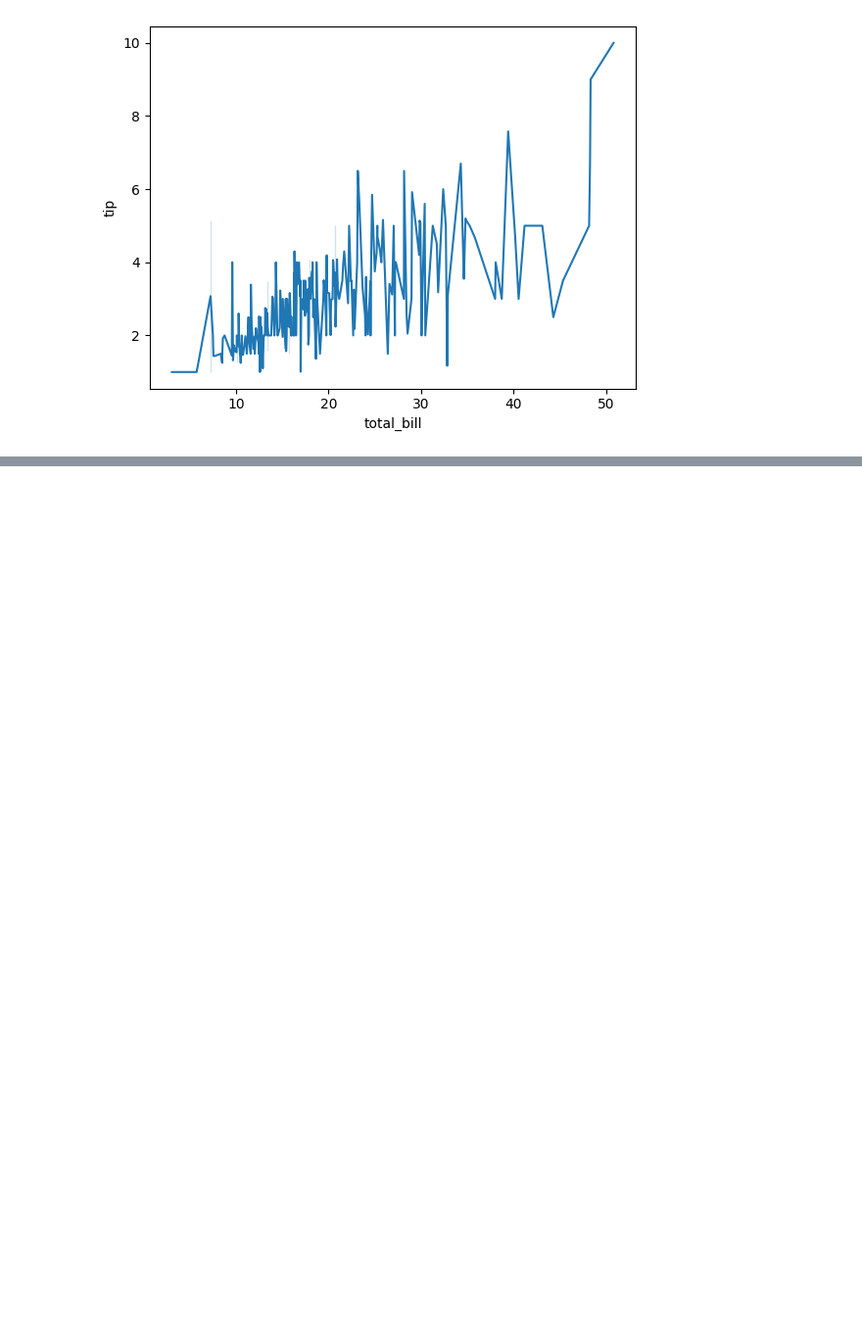
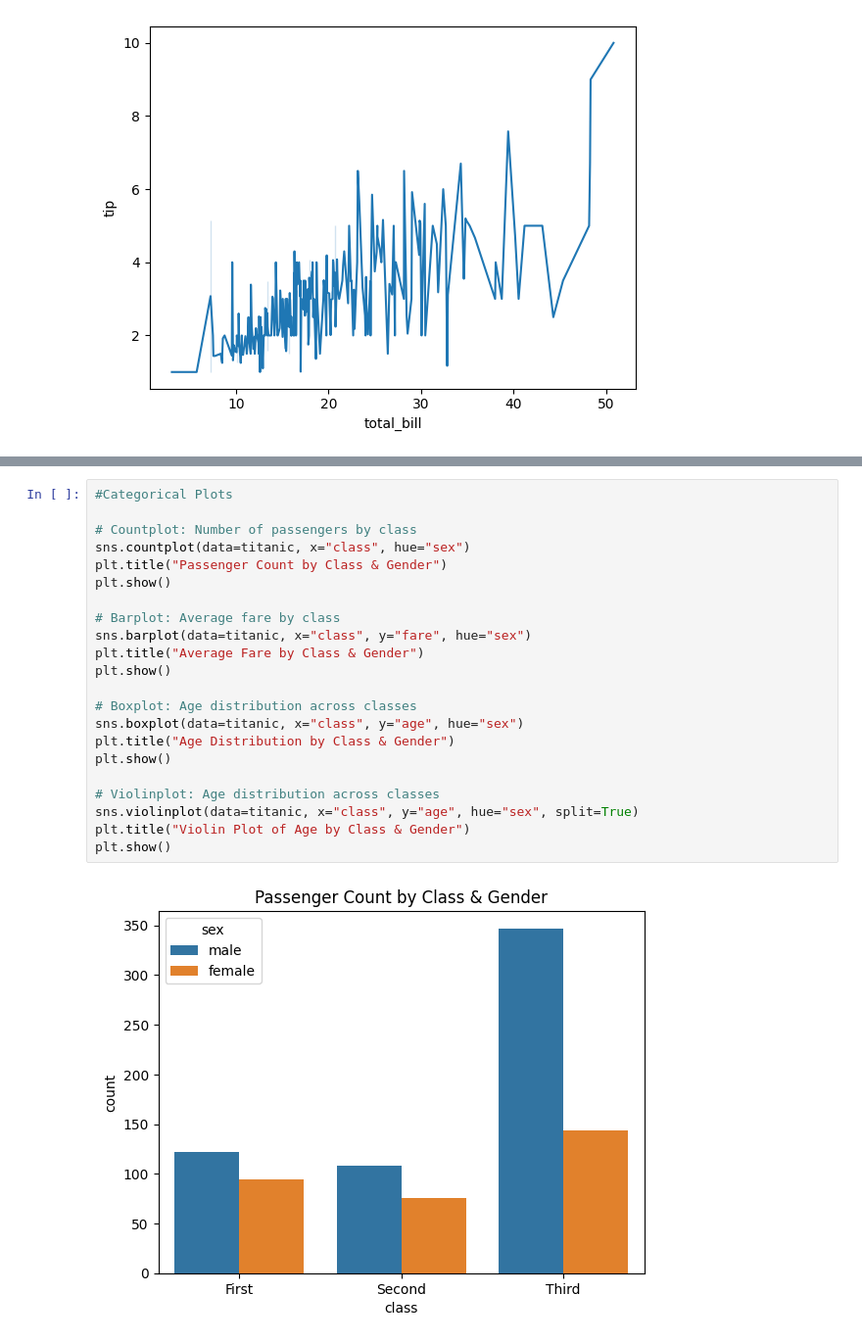
Before and after one commit to sanjib-biswal-git/PYTHON-BASICS_AND_LIBRARIES, a Jupyter notebook: Seaborn.ipynb, the cells around one changed output, grey strips where cells are left out. Shown: that part at 98% size. Saved outputs shown, nothing was run; the diff lists cells and outputs as text; blank space fills up the shorter version.

```diff
--- a/Seaborn.ipynb
+++ b/Seaborn.ipynb
@@ -21,0 +66,24 @@ plt.show()
+# %%
+#Categorical Plots
+
+# Countplot: Number of passengers by class
+sns.countplot(data=titanic, x="class", hue="sex")
+plt.title("Passenger Count by Class & Gender")
+plt.show()
+
+# Barplot: Average fare by class
+sns.barplot(data=titanic, x="class", y="fare", hue="sex")
+plt.title("Average Fare by Class & Gender")
+plt.show()
+
+# Boxplot: Age distribution across classes
+sns.boxplot(data=titanic, x="class", y="age", hue="sex")
+plt.title("Age Distribution by Class & Gender")
+plt.show()
+
+# Violinplot: Age distribution across classes
+sns.violinplot(data=titanic, x="class", y="age", hue="sex", split=True)
+plt.title("Violin Plot of Age by Class & Gender")
+plt.show()
+# %% [output]
+[figure, added]
```
Also changed, not shown: parts of 9 cells of this notebook.
